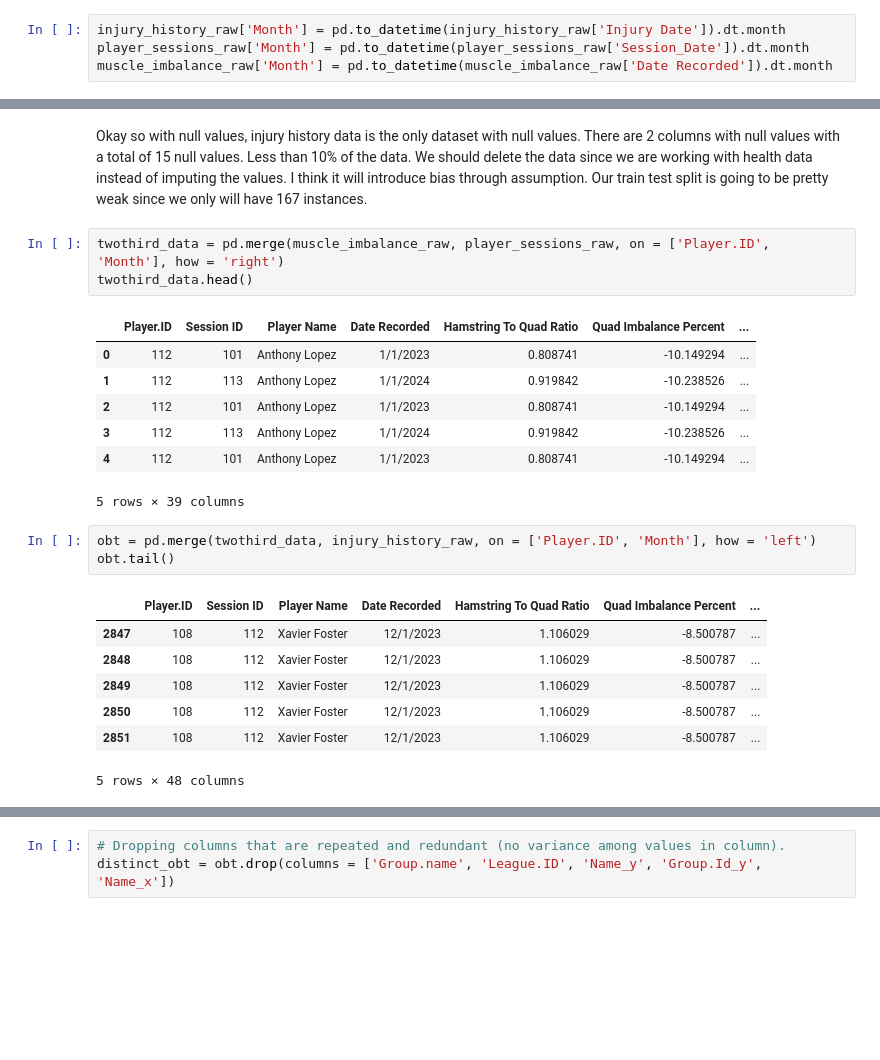
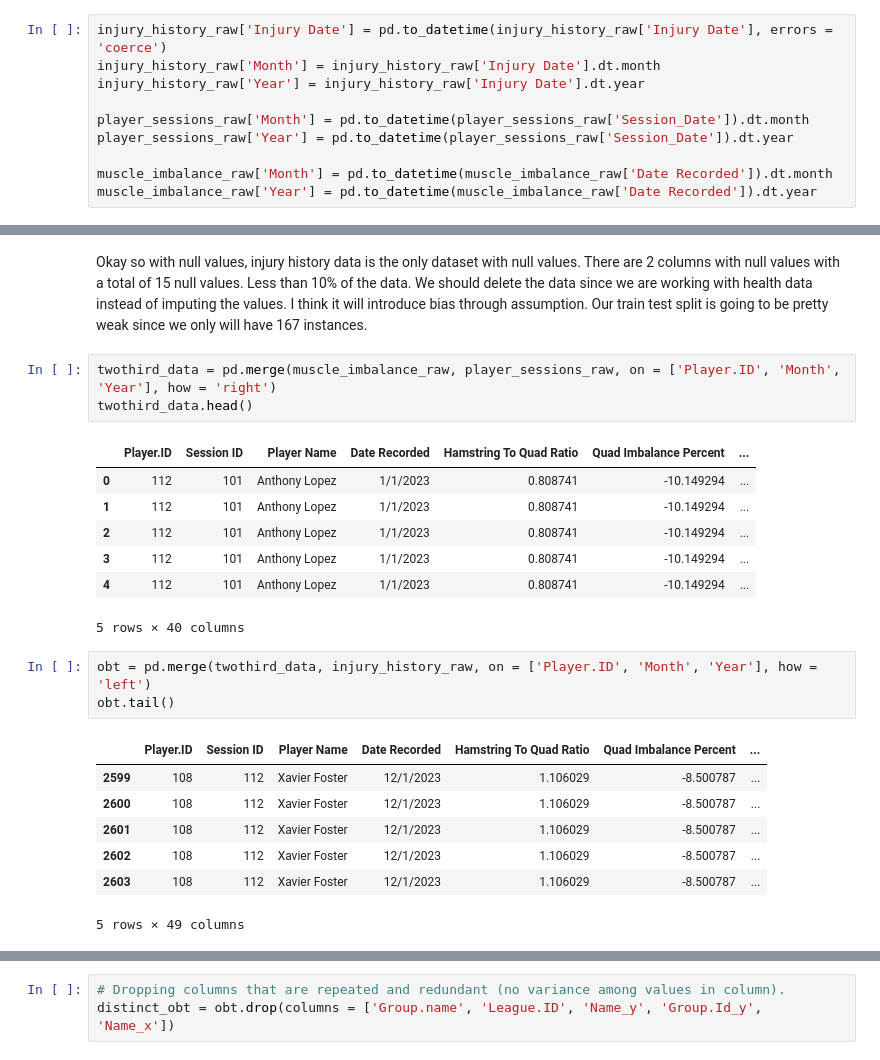
Before and after one commit to sskashya/Stat_padding-DataScience-Competition, a Jupyter notebook: ds_comp_eda.ipynb, the cells around one changed output, grey strips where cells are left out. Saved outputs shown, nothing was run; the diff lists cells and outputs as text; blank space fills up the shorter version.

```diff
--- a/ds_comp_eda.ipynb
+++ b/ds_comp_eda.ipynb
@@ -16,7 +33,13 @@ injury_history_raw = pd.read_csv("data/injury_history(injury_history).csv", sep
 muscle_imbalance_raw = pd.read_csv("data/injury_history(muscle_imbalance_data).csv", sep = ",", encoding = 'ISO-8859-1')
 player_sessions_raw = pd.read_csv("data/injury_history(player_sessions).csv", sep = ",", encoding = 'ISO-8859-1')
 # %%
-injury_history_raw['Month'] = pd.to_datetime(injury_history_raw['Injury Date']).dt.month
+injury_history_raw['Injury Date'] = pd.to_datetime(injury_history_raw['Injury Date'], errors = 'coerce')
+injury_history_raw['Month'] = injury_history_raw['Injury Date'].dt.month
+injury_history_raw['Year'] = injury_history_raw['Injury Date'].dt.year
+
 player_sessions_raw['Month'] = pd.to_datetime(player_sessions_raw['Session_Date']).dt.month
+player_sessions_raw['Year'] = pd.to_datetime(player_sessions_raw['Session_Date']).dt.year
+
 muscle_imbalance_raw['Month'] = pd.to_datetime(muscle_imbalance_raw['Date Recorded']).dt.month
+muscle_imbalance_raw['Year'] = pd.to_datetime(muscle_imbalance_raw['Date Recorded']).dt.year
 # %%
@@ -137,27 +160,27 @@ dtype: int64
 # %% [markdown]
 Okay so with null values, injury history data is the only dataset with null values. There are 2 columns with null values with a total of 15 null values. Less than 10% of the data. We should delete the data since we are working with health data instead of imputing the values. I think it will introduce bias through assumption. Our train test split is going to be pretty weak since we only will have 167 instances.
 # %%
-twothird_data = pd.merge(muscle_imbalance_raw, player_sessions_raw, on = ['Player.ID', 'Month'], how = 'right')
+twothird_data = pd.merge(muscle_imbalance_raw, player_sessions_raw, on = ['Player.ID', 'Month', 'Year'], how = 'right')
 twothird_data.head()
 # %% [output]
 |  | Player.ID | Session ID | Player Name | Date Recorded | Hamstring To Quad Ratio | Quad Imbalance Percent | ... |
 | 0 | 112 | 101 | Anthony Lopez | 1/1/2023 | 0.808741 | -10.149294 | ... |
-| 1 | 112 | 113 | Anthony Lopez | 1/1/2024 | 0.919842 | -10.238526 | ... |
+| 1 | 112 | 101 | Anthony Lopez | 1/1/2023 | 0.808741 | -10.149294 | ... |
 | 2 | 112 | 101 | Anthony Lopez | 1/1/2023 | 0.808741 | -10.149294 | ... |
-| 3 | 112 | 113 | Anthony Lopez | 1/1/2024 | 0.919842 | -10.238526 | ... |
+| 3 | 112 | 101 | Anthony Lopez | 1/1/2023 | 0.808741 | -10.149294 | ... |
 | 4 | 112 | 101 | Anthony Lopez | 1/1/2023 | 0.808741 | -10.149294 | ... |
-5 rows × 39 columns
+5 rows × 40 columns
 # %%
-obt = pd.merge(twothird_data, injury_history_raw, on = ['Player.ID', 'Month'], how = 'left')
+obt = pd.merge(twothird_data, injury_history_raw, on = ['Player.ID', 'Month', 'Year'], how = 'left')
 obt.tail()
 # %% [output]
 |  | Player.ID | Session ID | Player Name | Date Recorded | Hamstring To Quad Ratio | Quad Imbalance Percent | ... |
-| 2847 | 108 | 112 | Xavier Foster | 12/1/2023 | 1.106029 | -8.500787 | ... |
-| 2848 | 108 | 112 | Xavier Foster | 12/1/2023 | 1.106029 | -8.500787 | ... |
-| 2849 | 108 | 112 | Xavier Foster | 12/1/2023 | 1.106029 | -8.500787 | ... |
-| 2850 | 108 | 112 | Xavier Foster | 12/1/2023 | 1.106029 | -8.500787 | ... |
-| 2851 | 108 | 112 | Xavier Foster | 12/1/2023 | 1.106029 | -8.500787 | ... |
+| 2599 | 108 | 112 | Xavier Foster | 12/1/2023 | 1.106029 | -8.500787 | ... |
+| 2600 | 108 | 112 | Xavier Foster | 12/1/2023 | 1.106029 | -8.500787 | ... |
+| 2601 | 108 | 112 | Xavier Foster | 12/1/2023 | 1.106029 | -8.500787 | ... |
+| 2602 | 108 | 112 | Xavier Foster | 12/1/2023 | 1.106029 | -8.500787 | ... |
+| 2603 | 108 | 112 | Xavier Foster | 12/1/2023 | 1.106029 | -8.500787 | ... |
-5 rows × 48 columns
+5 rows × 49 columns
 # %%
 obt.isnull().sum()
 # %% [output]
```
Also changed, not shown: parts of 27 cells of this notebook.
